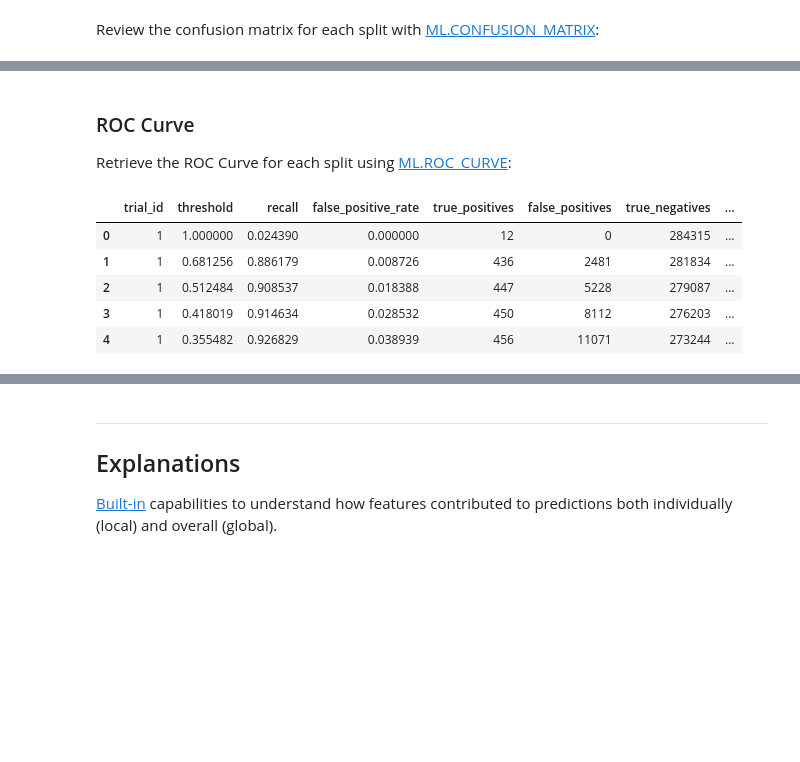
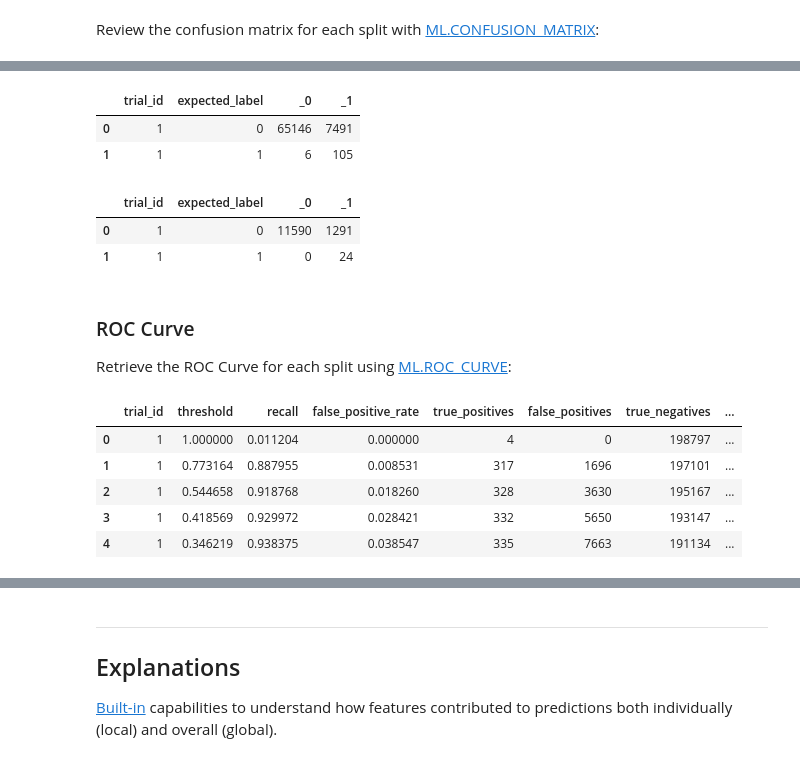
Before and after one commit to apoorvapu/data_science, a Jupyter notebook: BQML Logistic Regression With Hyperparameter Tuning.ipynb, the cells around one changed output, grey strips where cells are left out. Cells and saved outputs as stored; diff of their text form; code cells hidden in the pictures; blank space fills up the shorter version.

```diff
--- a/BQML Logistic Regression With Hyperparameter Tuning.ipynb
+++ b/BQML Logistic Regression With Hyperparameter Tuning.ipynb
@@ -1,10 +9,19 @@
 # %%
-PROJECT_ID = "vertexaiproject-454121"  # @param {type:"string"}
+REGION = 'us-central1'
+EXPERIMENT = 'logistic-regression-hpt'
+SERIES = 'bqml'
 
-# Set the project id
-! gcloud config set project {PROJECT_ID}
+# source data
+BQ_PROJECT = PROJECT_ID
+BQ_DATASET = 'fraud'
+BQ_TABLE = 'fraud_prepped'
 
-REGION = 'us-central1'
+# Resources for serving BigQuery Model Exports
+TF_DEPLOY_IMAGE = 'us-docker.pkg.dev/vertex-ai/prediction/tf2-cpu.2-3:latest'
+XGB_DEPLOY_IMAGE = 'us-docker.pkg.dev/vertex-ai/prediction/xgboost-cpu.0-82:latest'
+
+# Resources for serving BigQuery Model Exports
+DEPLOY_COMPUTE = 'n1-standard-4'
 
 # Model Training
 VAR_TARGET = 'Class'
@@ -35,3 +42,3 @@ import json
 # %%
-bq = bigquery.Client()
-aiplatform.init(location = REGION)
+bq = bigquery.Client(project = PROJECT_ID)
+aiplatform.init(project = PROJECT_ID, location = REGION)
@@ -63,0 +47,7 @@ bq.query(query = query).to_dataframe()
+# %%
+TIMESTAMP = datetime.now().strftime("%Y%m%d%H%M%S")
+BUCKET = PROJECT_ID
+URI = f"gs://{BUCKET}/{SERIES}/{EXPERIMENT}"
+RUN_NAME = f'run-{TIMESTAMP}'
+
+BQ_MODEL = f'{SERIES}_{EXPERIMENT}_{TIMESTAMP}'
@@ -151,0 +251,4 @@ bq.query(query = query).to_dataframe()
+# %%
+model = bq.get_model(f'{BQ_PROJECT}.{BQ_DATASET}.{BQ_MODEL}')
+model.labels = {'series' : f'{SERIES}', 'experiment' : f'{EXPERIMENT}'}
+model = bq.update_model(model, ['labels'])
@@ -219,3 +367,31 @@ bq.query(query = query).to_dataframe()
+# %%
+query = f"""
+SELECT *
+FROM ML.CONFUSION_MATRIX (MODEL `{BQ_PROJECT}.{BQ_DATASET}.{BQ_MODEL}`,(
+    SELECT *
+    FROM `{BQ_PROJECT}.{BQ_DATASET}.{BQ_TABLE}`
+    WHERE splits = 'VALIDATE')
+  )
+"""
+bq.query(query = query).to_dataframe()
+# %% [output]
+|  | trial_id | expected_label | _0 | _1 |
+| 0 | 1 | 0 | 65146 | 7491 |
+| 1 | 1 | 1 | 6 | 105 |
+# %%
+query = f"""
+SELECT *
+FROM ML.CONFUSION_MATRIX (MODEL `{BQ_PROJECT}.{BQ_DATASET}.{BQ_MODEL}`,(
+    SELECT *
+    FROM `{BQ_PROJECT}.{BQ_DATASET}.{BQ_TABLE}`
+    WHERE splits = 'TEST')
+  )
+"""
+bq.query(query = query).to_dataframe()
+# %% [output]
+|  | trial_id | expected_label | _0 | _1 |
+| 0 | 1 | 0 | 11590 | 1291 |
+| 1 | 1 | 1 | 0 | 24 |
 # %% [markdown]
 ### ROC Curve
 
@@ -223,19 +399,19 @@ Retrieve the ROC Curve for each split using [ML.ROC_CURVE](https://cloud.google.
 # %%
 query = f"""
 SELECT *
-FROM ML.ROC_CURVE (MODEL `{PROJECT_ID}.dataset_name.model_name`,(
+FROM ML.ROC_CURVE (MODEL `{BQ_PROJECT}.{BQ_DATASET}.{BQ_MODEL}`,(
     SELECT *
-    FROM `bigquery-public-data.ml_datasets.ulb_fraud_detection`
-    )
+    FROM `{BQ_PROJECT}.{BQ_DATASET}.{BQ_TABLE}`
+    WHERE splits = 'TRAIN')
   )
 ORDER BY false_positive_rate
 """
 train_roc = bq.query(query = query).to_dataframe()
 train_roc.head()
 # %% [output]
 |  | trial_id | threshold | recall | false_positive_rate | true_positives | false_positives | true_negatives | ... |
-| 0 | 1 | 1.000000 | 0.024390 | 0.000000 | 12 | 0 | 284315 | ... |
-| 1 | 1 | 0.681256 | 0.886179 | 0.008726 | 436 | 2481 | 281834 | ... |
-| 2 | 1 | 0.512484 | 0.908537 | 0.018388 | 447 | 5228 | 279087 | ... |
-| 3 | 1 | 0.418019 | 0.914634 | 0.028532 | 450 | 8112 | 276203 | ... |
-| 4 | 1 | 0.355482 | 0.926829 | 0.038939 | 456 | 11071 | 273244 | ... |
+| 0 | 1 | 1.000000 | 0.011204 | 0.000000 | 4 | 0 | 198797 | ... |
+| 1 | 1 | 0.773164 | 0.887955 | 0.008531 | 317 | 1696 | 197101 | ... |
+| 2 | 1 | 0.544658 | 0.918768 | 0.018260 | 328 | 3630 | 195167 | ... |
+| 3 | 1 | 0.418569 | 0.929972 | 0.028421 | 332 | 5650 | 193147 | ... |
+| 4 | 1 | 0.346219 | 0.938375 | 0.038547 | 335 | 7663 | 191134 | ... |
```
Also changed, not shown: parts of 111 cells of this notebook.
